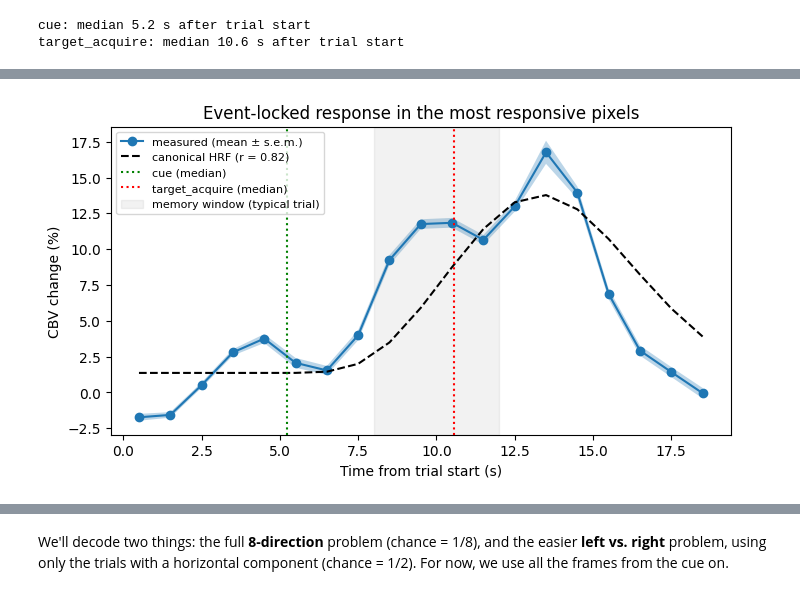
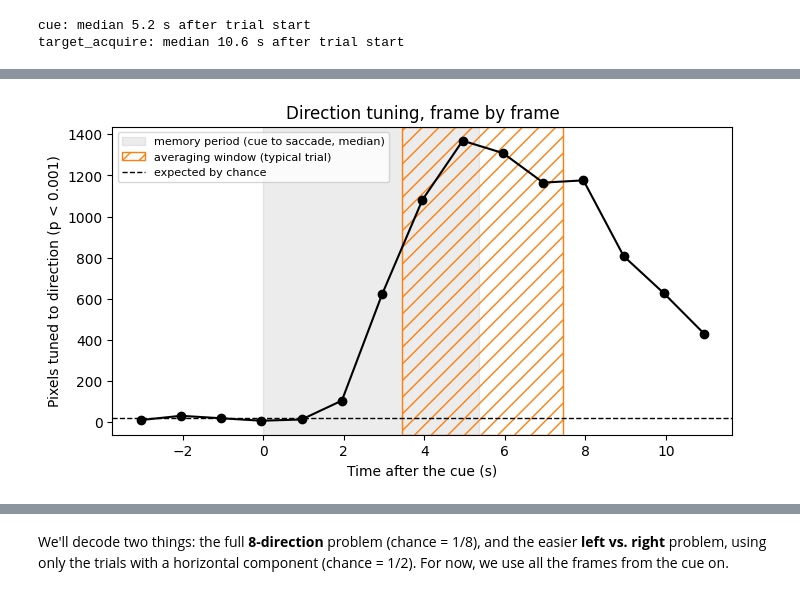
Before and after one commit to cerepaulus/fus, a Jupyter notebook: 05 - Saccade Decoding.ipynb, the cells around one changed output, grey strips where cells are left out. Cells and saved outputs as stored; diff of their text form; code cells hidden in the pictures.

```diff
--- a/05 - Saccade Decoding.ipynb
+++ b/05 - Saccade Decoding.ipynb
@@ -175,38 +214,39 @@ What does the response look like over time in these pixels? Let's compare it wit
 # %%
-def canonical_hrf(t, peak_delay=6.0, undershoot_delay=16.0, peak_to_undershoot=6.0):
-    """SPM-style double-gamma HRF (as in notebook 4), normalized to unit area."""
-    h = stats.gamma.pdf(t, peak_delay) - stats.gamma.pdf(t, undershoot_delay) / peak_to_undershoot
-    return h / h.sum()
+directions = np.unique(S.target_deg)
 
 
-# Predicted response for each trial: neural activity from cue to saccade, convolved with the HRF
-t_fine = np.arange(0, n_frames, 0.1)
-frame_centers = np.arange(n_frames) + 0.5
-hrf = canonical_hrf(np.arange(0, 30, 0.1))
-predicted = []
-for cue, saccade in zip(S.events["cue"], S.events["target_acquire"]):
-    neural = ((t_fine >= cue) & (t_fine < saccade)).astype(float)
-    predicted.append(np.interp(frame_centers, t_fine, np.convolve(neural, hrf)[: len(t_fine)]))
-predicted = np.mean(predicted, axis=0)
+def direction_tuning(response):
+    """Per-pixel direction ANOVA p-value and preferred direction (vector sum) of (trials, ...) responses."""
+    by_dir = [response[S.target_deg == d] for d in directions]
+    means = np.array([r.mean(axis=0) for r in by_dir])
+    with np.errstate(invalid="ignore"):
+        _, p = stats.f_oneway(*by_dir, axis=0)
+    vector_sum = np.tensordot(np.exp(1j * np.deg2rad(directions)), means - means.mean(axis=0), axes=1)
+    return p, np.degrees(np.angle(vector_sum)) % 360
 
-roi_tc = pct[:, :, roi].mean(axis=2)  # (trials, frames)
-mean_tc = roi_tc.mean(axis=0)
-sem_tc = roi_tc.std(axis=0) / np.sqrt(n_trials)
-gain, offset = np.linalg.lstsq(np.vstack([predicted, np.ones(n_frames)]).T, mean_tc, rcond=None)[0]
 
-plt.figure(figsize=(8, 4))
-plt.fill_between(frame_centers, mean_tc - sem_tc, mean_tc + sem_tc, alpha=0.3)
-plt.plot(frame_centers, mean_tc, "o-", label="measured (mean ± s.e.m.)")
-plt.plot(frame_centers, gain * predicted + offset, "k--", label=f"canonical HRF (r = {np.corrcoef(predicted, mean_tc)[0, 1]:.2f})")
-for ev, color in [("cue", "g"), ("target_acquire", "r")]:
-    plt.axvline(np.median(S.events[ev]), color=color, linestyle=":", label=f"{ev} (median)")
-typical_first = np.median(first_after_cue)
-plt.axvspan(typical_first + memory.start, typical_first + memory.stop, color="gray", alpha=0.1, label="memory window (typical trial)")
-plt.xlabel("Time from trial start (s)")
-plt.ylabel("CBV change (%)")
-plt.title("Event-locked response in the most responsive pixels")
-plt.legend(fontsize=8)
+frames = np.arange(-4, n_after)  # frames after the cue (negative: before the cue)
+n_tuned = [np.sum(valid & (direction_tuning(smooth(after_cue(pct, j)))[0] < 1e-3)) for j in frames]
+avg_window = range(3, 7)  # the frames we'll average: 3-6 after the cue
+
+
+def shade_periods(ax, window=True):
+    """Shade the memory period and, optionally, the averaging window, on an axis of time after the cue."""
+    ax.axvspan(0, saccade, color="gray", alpha=0.15, label="memory period (cue to saccade, median)")
+    if window:
+        ax.axvspan(frame_offset + avg_window.start / S.frame_rate, frame_offset + avg_window.stop / S.frame_rate,
+                   facecolor="none", edgecolor="C1", hatch="//", label="averaging window (typical trial)")
+
+
+fig, ax = plt.subplots(figsize=(8, 4))
+shade_periods(ax)
+ax.plot(frame_time(frames), n_tuned, "o-", color="k")
+ax.axhline(1e-3 * valid.sum(), color="k", linestyle="--", linewidth=1, label="expected by chance")
+ax.set_xlabel("Time after the cue (s)")
+ax.set_ylabel("Pixels tuned to direction (p < 0.001)")
+ax.set_title("Direction tuning, frame by frame")
+ax.legend(fontsize=8)
 plt.show()
 # %% [output]
-[figure, old version]
+[figure, new version]
 # %% [markdown]
```
Also changed, not shown: parts of 32 cells of this notebook, 2 other files.
